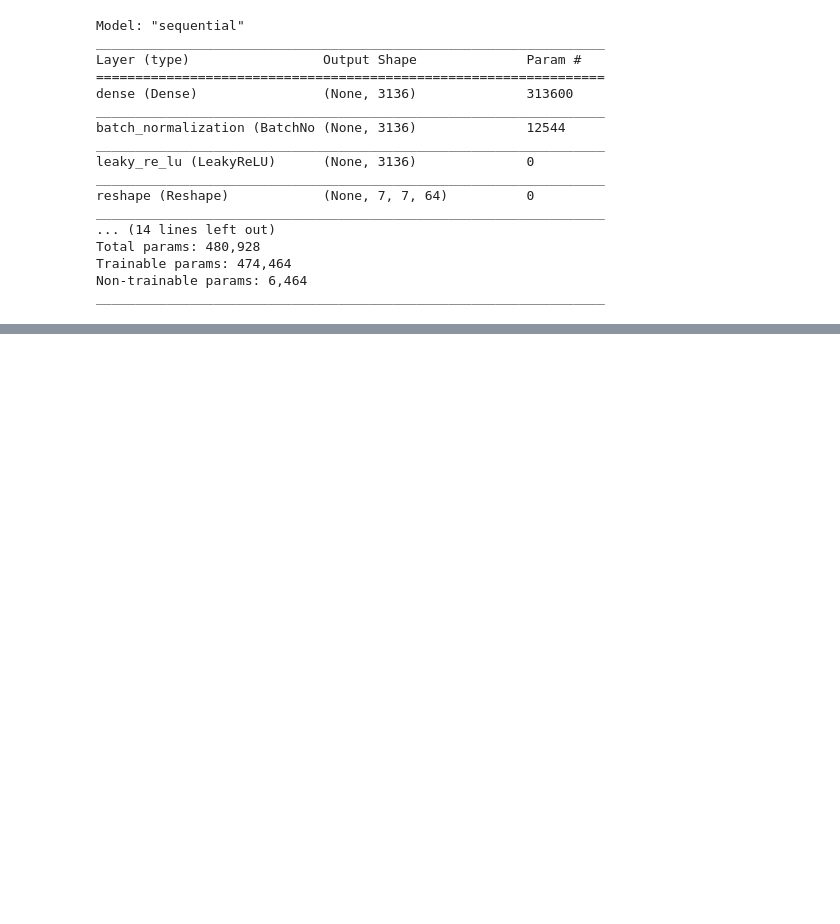
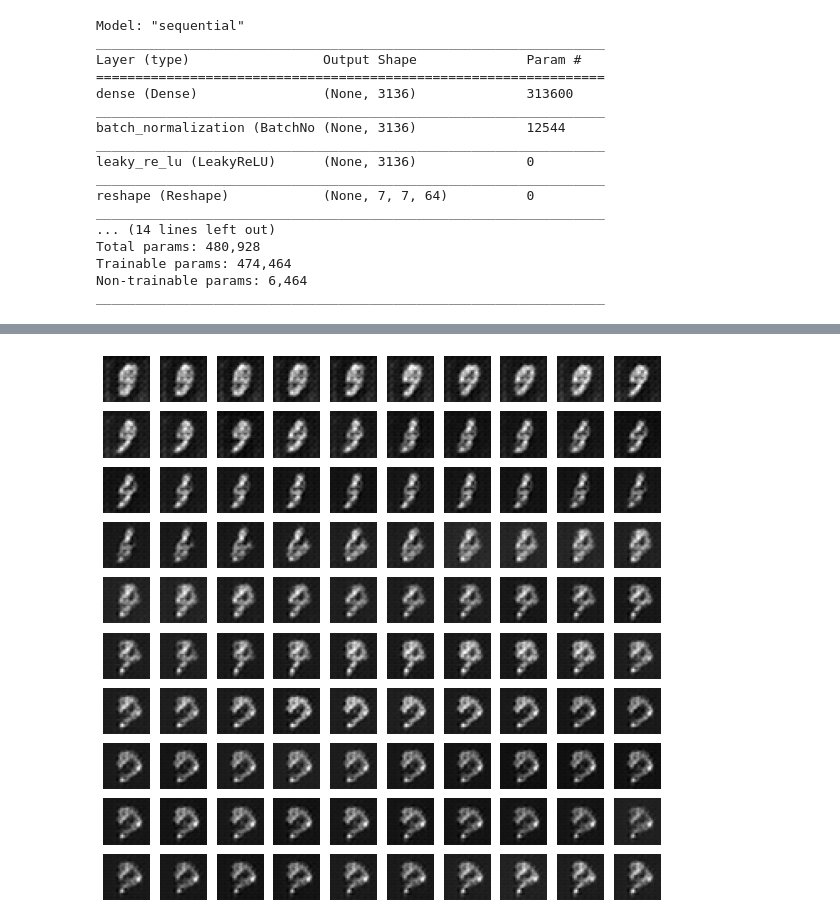
Before and after one commit to rossrco/experiments, a Jupyter notebook: gan/gan.ipynb, the cells around one changed output, grey strips where cells are left out. Drawn from its saved outputs; the diff is of its cells as text; code cells hidden in the pictures; blank space fills up the shorter version.

Commit message:
add a visualization of various noise inputs

```diff
--- a/gan/gan.ipynb
+++ b/gan/gan.ipynb
@@ -213,0 +215,11 @@ plt.show()
+# %%
+fig = plt.figure(figsize=(10, 10))
+noise_len = 100
+for i in range(noise_len):
+    noise_arr = [-1] * i + (noise_len - i) * [0]
+    plt.subplot(10, 10, i+1)
+    plt.imshow(generator(tf.constant([noise_arr]), training=False)[0, :, :, 0], cmap='gray')
+    plt.axis('off')
+plt.show()
+# %% [output]
+[figure, added]
```
Also changed, not shown: parts of 6 cells of this notebook.
